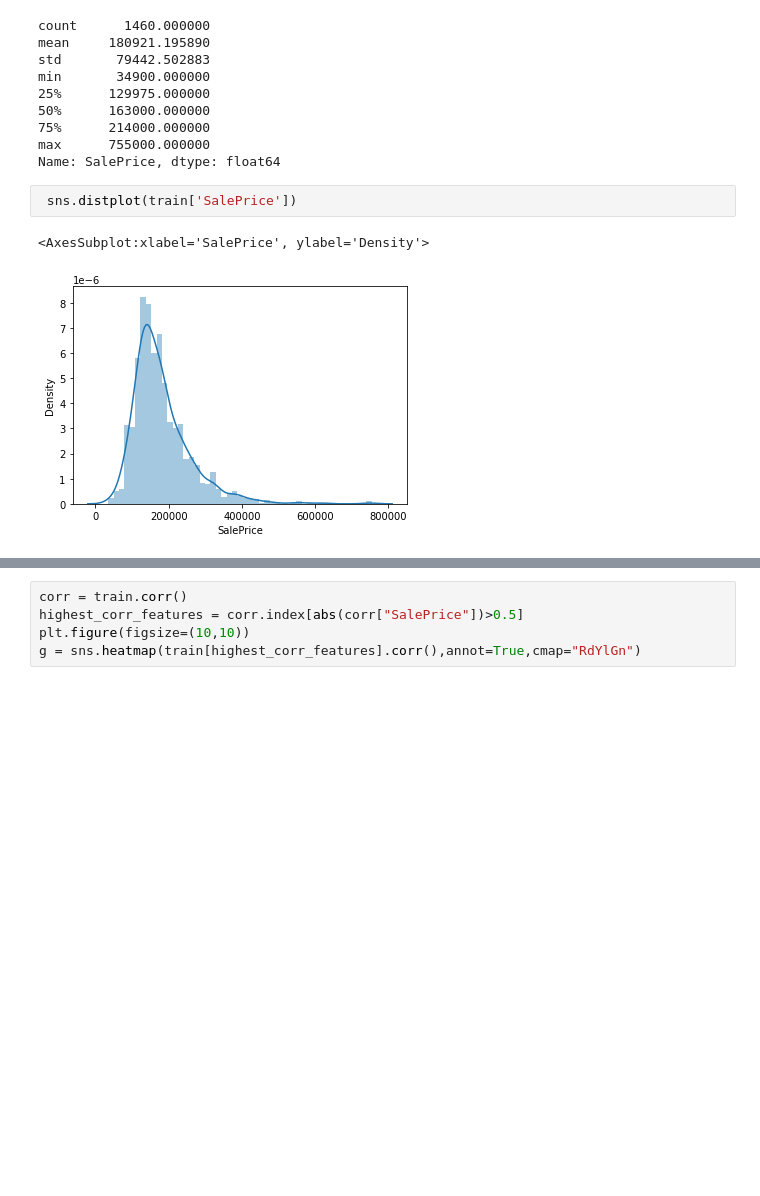
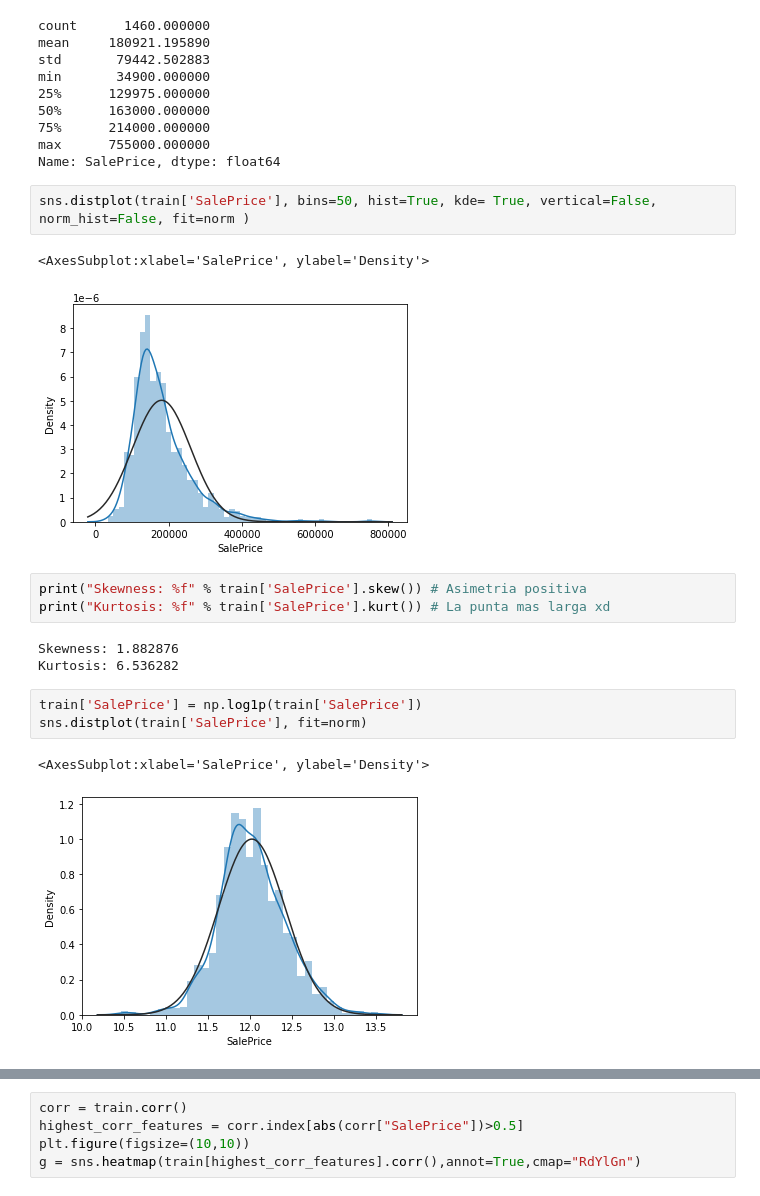
Before and after one commit to danieldhats7/Advanced_Regression_Techniques, a Jupyter notebook: notebooks/04_data_visualization.ipynb, the cells around one changed output, grey strips where cells are left out. Saved outputs shown, nothing was run; the diff lists cells and outputs as text; blank space fills up the shorter version.

```diff
--- a/notebooks/04_data_visualization.ipynb
+++ b/notebooks/04_data_visualization.ipynb
@@ -63,9 +63,21 @@ min       34900.000000
 75%      214000.000000
 max      755000.000000
 Name: SalePrice, dtype: float64
+# %%
+sns.distplot(train['SalePrice'], bins=50, hist=True, kde= True, vertical=False, norm_hist=False, fit=norm )
+# %% [output]
+<AxesSubplot:xlabel='SalePrice', ylabel='Density'>
+[figure, added]
+# %%
+print("Skewness: %f" % train['SalePrice'].skew()) # Asimetria positiva
+print("Kurtosis: %f" % train['SalePrice'].kurt()) # La punta mas larga xd
+# %% [output]
+Skewness: 1.882876
+Kurtosis: 6.536282
 # %%
- sns.distplot(train['SalePrice'])
+train['SalePrice'] = np.log1p(train['SalePrice'])
+sns.distplot(train['SalePrice'], fit=norm)
 # %% [output]
 <AxesSubplot:xlabel='SalePrice', ylabel='Density'>
-[figure, old version]
+[figure, new version]
 # %%
```
Also changed, not shown: parts of 8 cells of this notebook, 1 other file.
